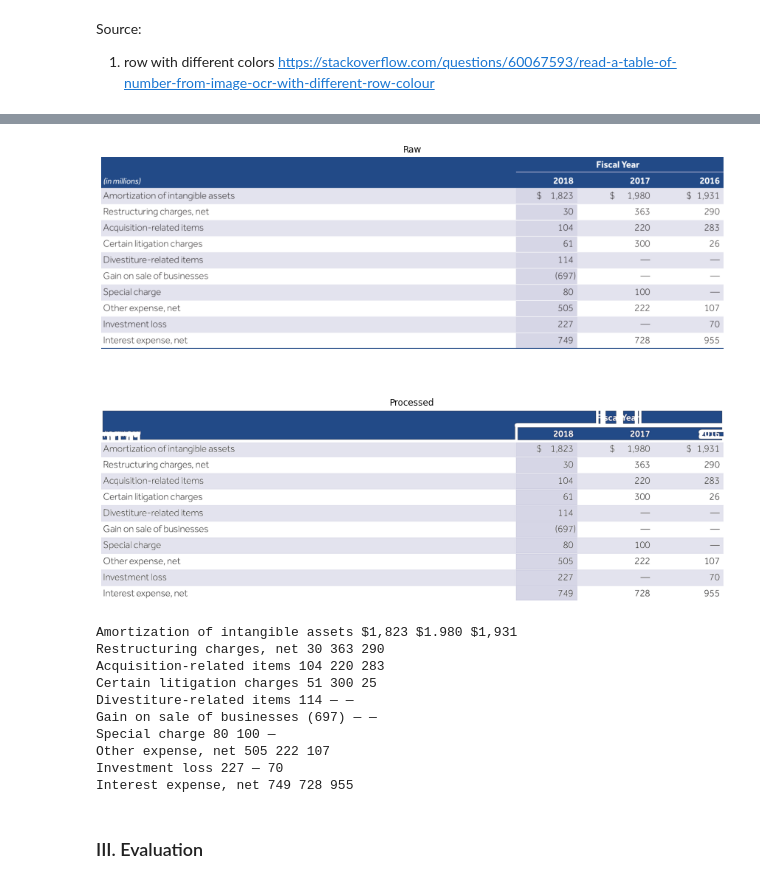
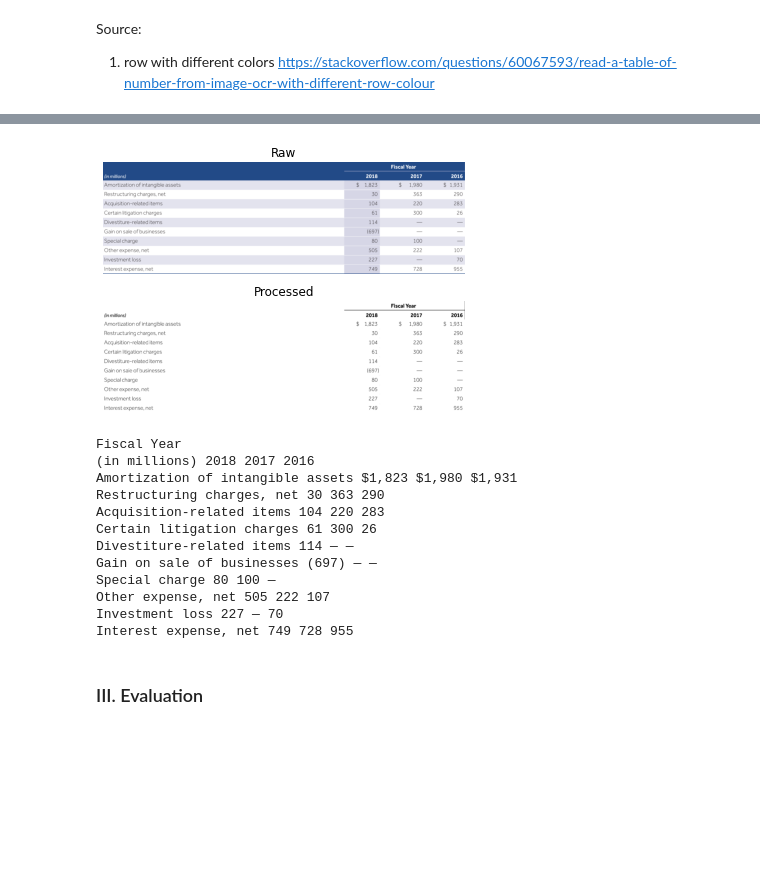
Before and after one commit to jyjuni/TableNet_Tesseract_OCR, a Jupyter notebook: ocr_predict.ipynb, the cells around one changed output, grey strips where cells are left out. Saved outputs shown, nothing was run; the diff lists cells and outputs as text; code cells hidden in the pictures; blank space fills up the shorter version.

Commit message:
added full size model

```diff
--- a/ocr_predict.ipynb
+++ b/ocr_predict.ipynb
@@ -23,7 +28,7 @@ from PIL import Image, ImageFilter
 # %%
 def show_images(raw, proc):
 	# # Show image
-	plt.figure(figsize=(12, 10))
+	plt.figure(figsize=(12, 4))
 	plt.title('Raw Image vs Processed Image')
 	plt.subplot(2, 1, 1)
 	plt.title('Raw')
@@ -79,46 +114,46 @@ def adjust(image, sharpen=False, contrast=False):
 # %%
 def extract(test_file_path, output_csv_path, output_text_path):
-	# test_file_path, output_csv_path, output_text_path = "dataset/Fintabnet_data/input/ocr_input/file4.png", "dataset/test_data/sample_text.csv", "dataset/test_data/sample_text.txt"
 
 	image = cv2.imread(test_file_path)
 	raw = image.copy()
 
 	# adjust image
-	image = adjust(image, sharpen=True)
+	image = adjust(image)
+	_, image = remove_background(image, method="binary", thresh=150, sharpen=True, tozero_thresh = [100,200])
 
 	# show preview
 	show_images(raw, image)
 
 	# OCR
-	data = pt.image_to_string(image, lang='fintabnet', config='--psm 6')
-	# data = pt.image_to_string(image, lang='fintabnet', config='--psm 12')
-	# psm 6 works best for structure, psm 12 works best for single-word recognization
 	# config options: https://stackoverflow.com/questions/44619077/pytesseract-ocr-multiple-config-options
+	data = pt.image_to_string(image, lang='fintabnet_full', config='--psm 6')
 	print(data)
 
 	# write data to txt
 	with open(output_text_path, "w+") as f:
 		f.write(data)
 
-		# # write structured table to csv **UNTESTED**
+		# write structured table to csv **UNTESTED**
 		# with open(output_text_path, 'r') as in_file:
 		# 	stripped = (line.strip() for line in in_file)
 		# 	lines = (line.split("|") for line in stripped if line)
 		# 	with open(output_csv_path, 'w') as out_file:
 		# 		writer = csv.writer(out_file)
 		# 		writer.writerow((' ', ' '))
 		# 		writer.writerows(lines)
 
 	return data
 
 # from script.text_extract import extract
 data = extract("dataset/test_data/file4.png", "dataset/test_data/sample_text_psm_6.csv", "dataset/test_data/sample_text_psm_6.txt")
 # %% [output]
-[figure, old version]
+[figure, new version]
-Amortization of intangible assets $1,823 $1.980 $1,931
+Fiscal Year
+(in millions) 2018 2017 2016
+Amortization of intangible assets $1,823 $1,980 $1,931
 Restructuring charges, net 30 363 290
 Acquisition-related items 104 220 283
-Certain litigation charges 51 300 25
+Certain litigation charges 61 300 26
 Divestiture-related items 114 — —
 Gain on sale of businesses (697) — —
 Special charge 80 100 —
```
Also changed, not shown: parts of 10 cells of this notebook, 14 other files.
